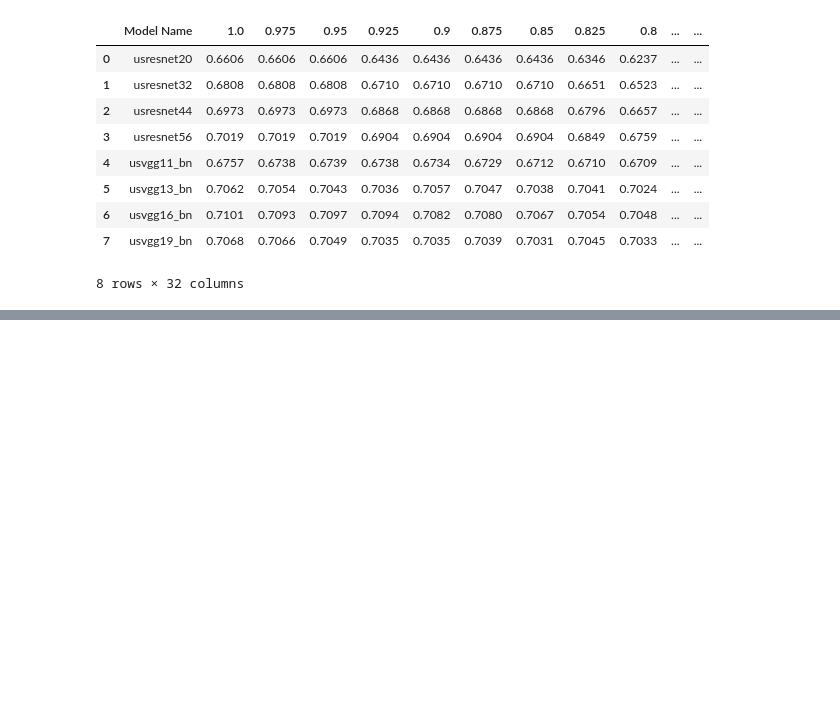
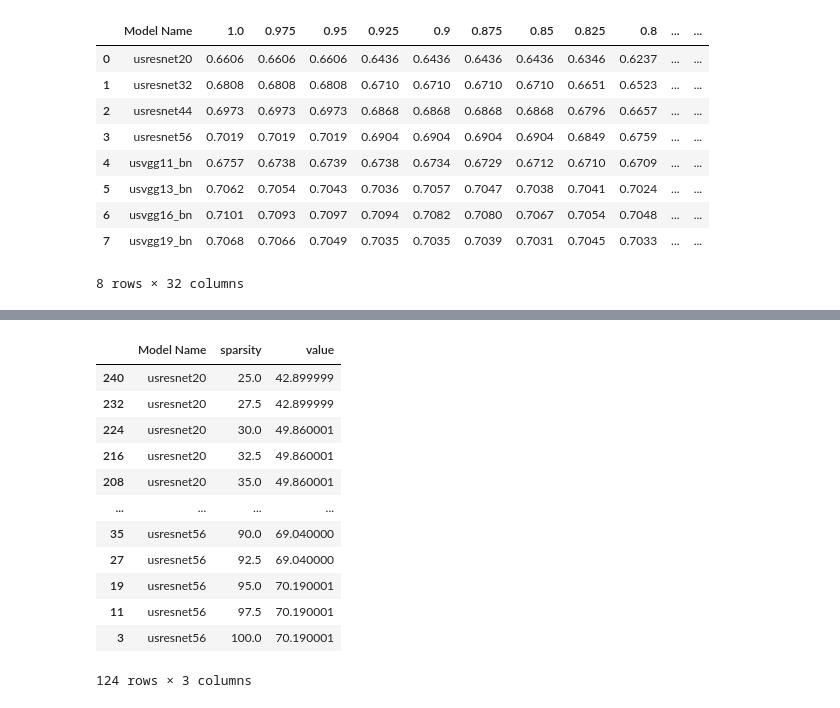
Before and after one commit to Didanny/slimmable-nn, a Jupyter notebook: plots.ipynb, the cells around one changed output, grey strips where cells are left out. Drawn from its saved outputs; the diff is of its cells as text; code cells hidden in the pictures; blank space fills up the shorter version.

```diff
--- a/plots.ipynb
+++ b/plots.ipynb
@@ -78,0 +81,16 @@ with plt.style.context(['science', 'ieee']):
+# %%
+df_cifar_resnet
+# %% [output]
+|  | Model Name | sparsity | value |
+| 240 | usresnet20 | 25.0 | 42.899999 |
+| 232 | usresnet20 | 27.5 | 42.899999 |
+| 224 | usresnet20 | 30.0 | 49.860001 |
+| 216 | usresnet20 | 32.5 | 49.860001 |
+| 208 | usresnet20 | 35.0 | 49.860001 |
+| ... | ... | ... | ... |
+| 35 | usresnet56 | 90.0 | 69.040000 |
+| 27 | usresnet56 | 92.5 | 69.040000 |
+| 19 | usresnet56 | 95.0 | 70.190001 |
+| 11 | usresnet56 | 97.5 | 70.190001 |
+| 3 | usresnet56 | 100.0 | 70.190001 |
+124 rows × 3 columns
```
Also changed, not shown: parts of 3 cells of this notebook.
